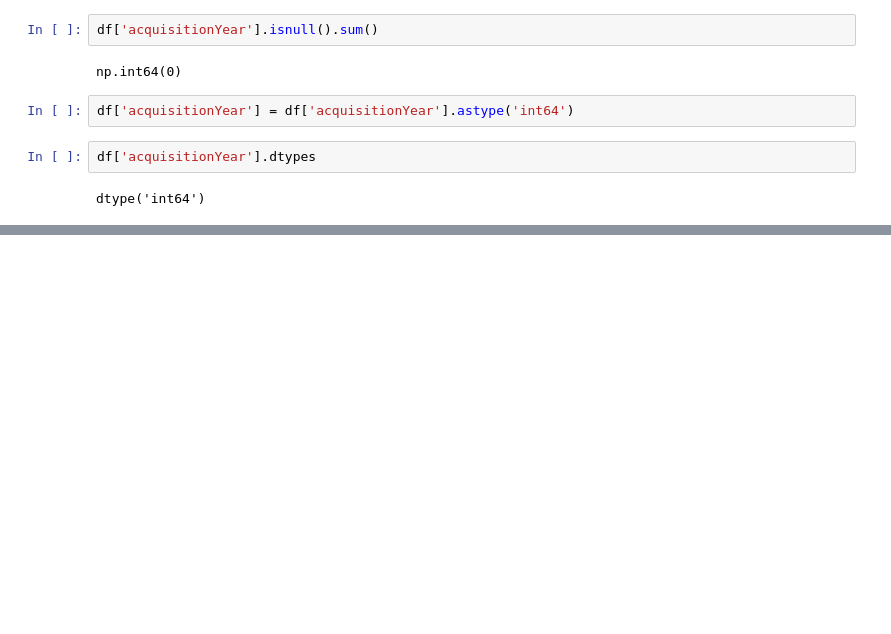
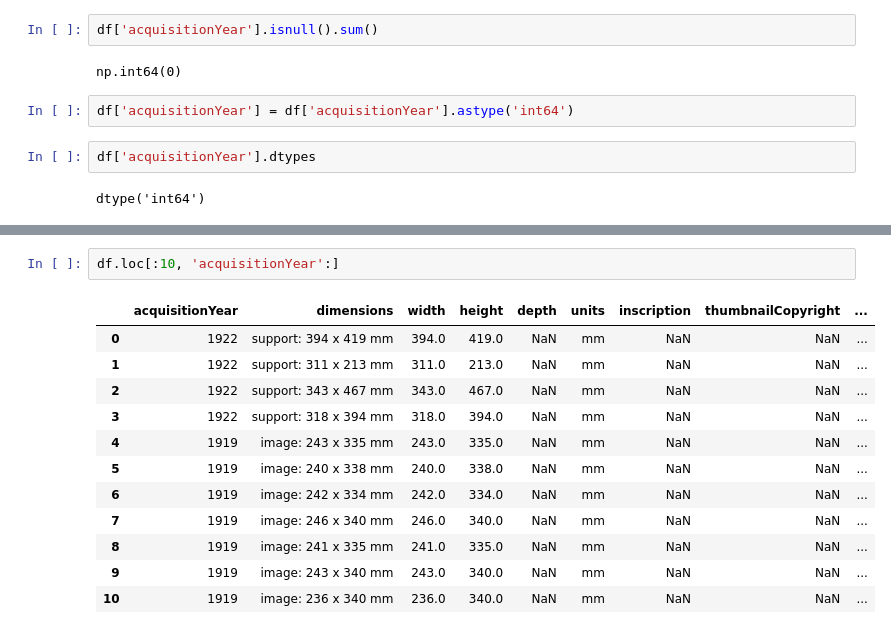
Before and after one commit to Kinetics20/Data_Science_notes, a Jupyter notebook: notebooks/ex_4.ipynb, the cells around one changed output, grey strips where cells are left out. Saved outputs shown, nothing was run; the diff lists cells and outputs as text; blank space fills up the shorter version.

```diff
--- a/notebooks/ex_4.ipynb
+++ b/notebooks/ex_4.ipynb
@@ -240,0 +259,15 @@ dtype('int64')
+# %%
+df.loc[:10, 'acquisitionYear':]
+# %% [output]
+|  | acquisitionYear | dimensions | width | height | depth | units | inscription | thumbnailCopyright | ... |
+| 0 | 1922 | support: 394 x 419 mm | 394.0 | 419.0 | NaN | mm | NaN | NaN | ... |
+| 1 | 1922 | support: 311 x 213 mm | 311.0 | 213.0 | NaN | mm | NaN | NaN | ... |
+| 2 | 1922 | support: 343 x 467 mm | 343.0 | 467.0 | NaN | mm | NaN | NaN | ... |
+| 3 | 1922 | support: 318 x 394 mm | 318.0 | 394.0 | NaN | mm | NaN | NaN | ... |
+| 4 | 1919 | image: 243 x 335 mm | 243.0 | 335.0 | NaN | mm | NaN | NaN | ... |
+| 5 | 1919 | image: 240 x 338 mm | 240.0 | 338.0 | NaN | mm | NaN | NaN | ... |
+| 6 | 1919 | image: 242 x 334 mm | 242.0 | 334.0 | NaN | mm | NaN | NaN | ... |
+| 7 | 1919 | image: 246 x 340 mm | 246.0 | 340.0 | NaN | mm | NaN | NaN | ... |
+| 8 | 1919 | image: 241 x 335 mm | 241.0 | 335.0 | NaN | mm | NaN | NaN | ... |
+| 9 | 1919 | image: 243 x 340 mm | 243.0 | 340.0 | NaN | mm | NaN | NaN | ... |
+| 10 | 1919 | image: 236 x 340 mm | 236.0 | 340.0 | NaN | mm | NaN | NaN | ... |
```
Also changed, not shown: parts of 10 cells of this notebook, 3 other files.
